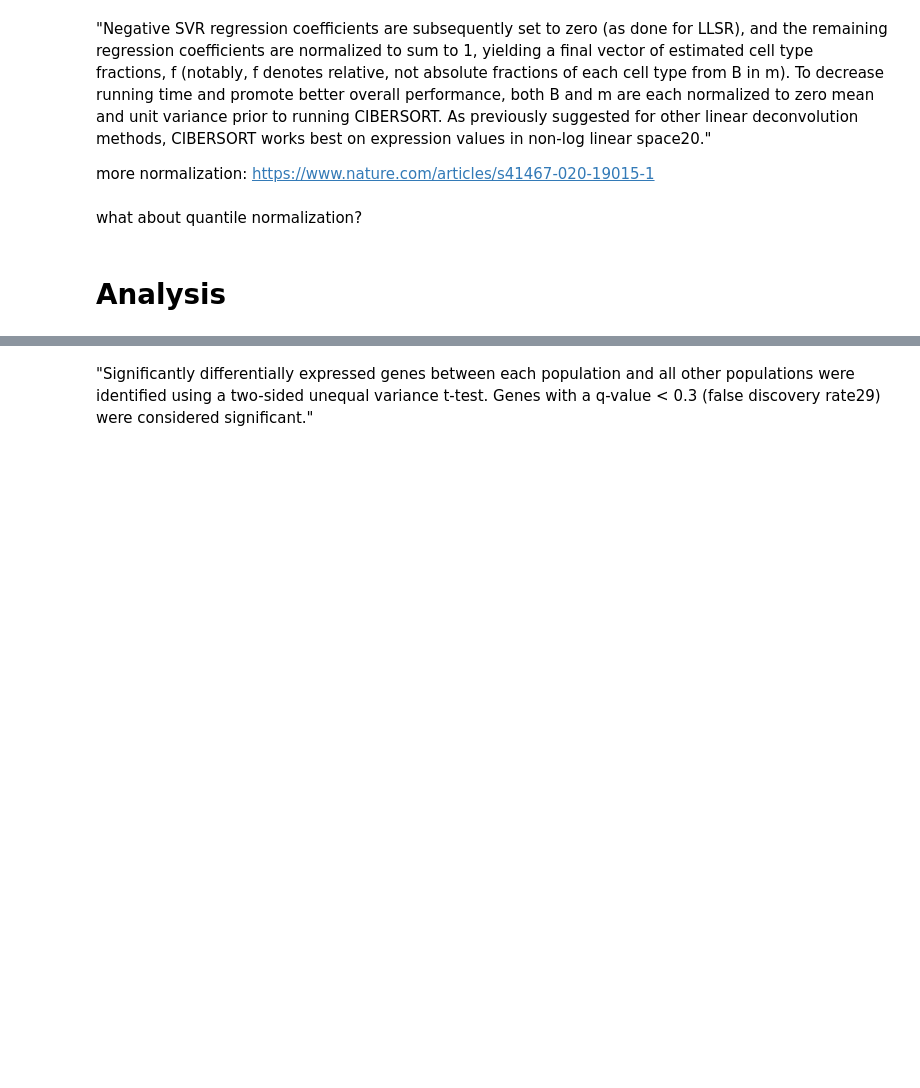
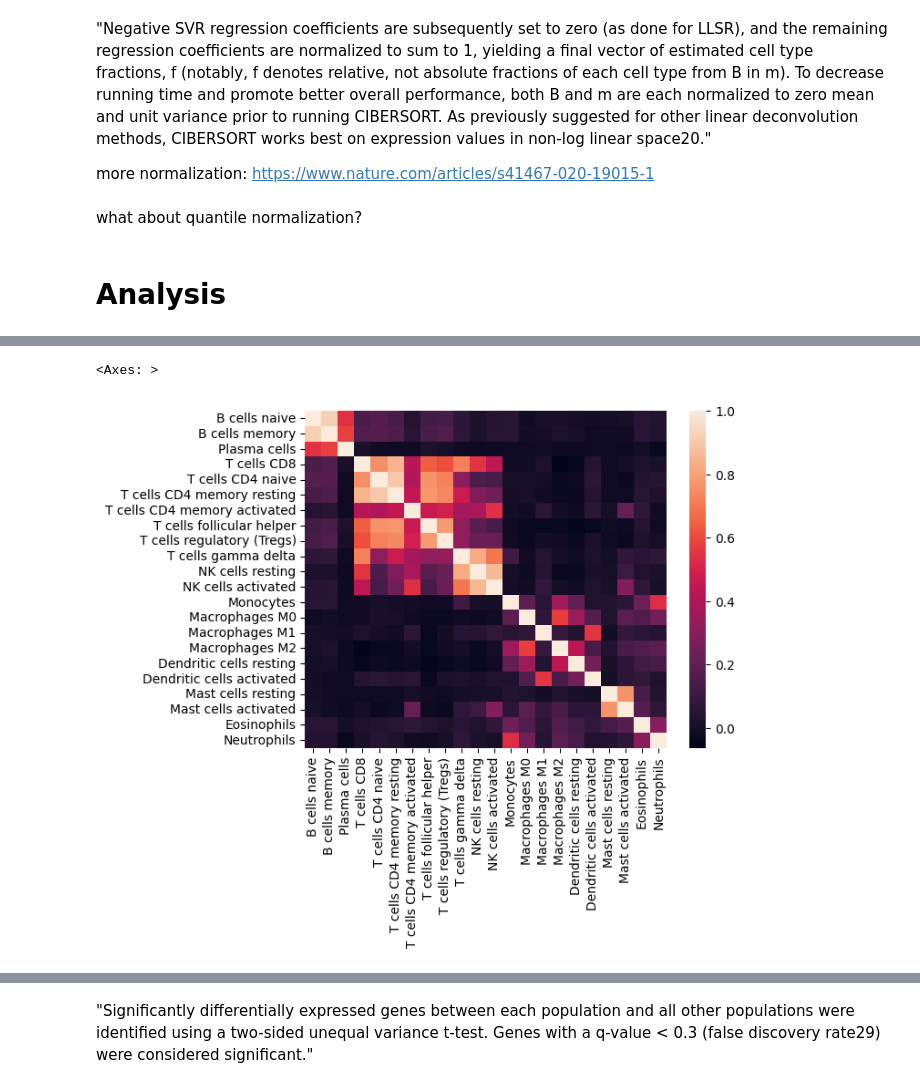
Before and after one commit to cyniphile/cell-type-deconvolution, a Jupyter notebook: Analysis.ipynb, the cells around one changed output, grey strips where cells are left out. Cells and saved outputs as stored; diff of their text form; code cells hidden in the pictures; blank space fills up the shorter version.

```diff
--- a/Analysis.ipynb
+++ b/Analysis.ipynb
@@ -79,3 +68,8 @@ cell_mixes
+# %%
+sns.heatmap(signature_matrix.corr())
+# %% [output]
+<Axes: >
+[figure, added]
 # %%
 # Only use genes that are measured in both cell mixes and the signature matrix
 common_genes = list(signature_matrix.index.intersection(cell_mixes.index))
```
Also changed, not shown: parts of 25 cells of this notebook, 10 other files.
